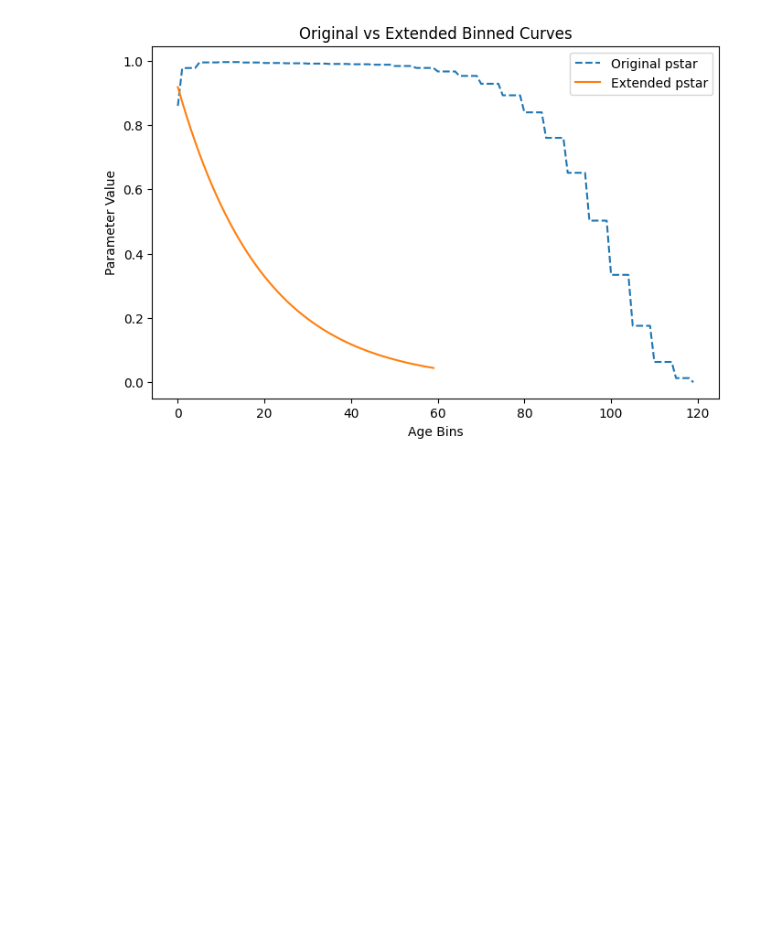
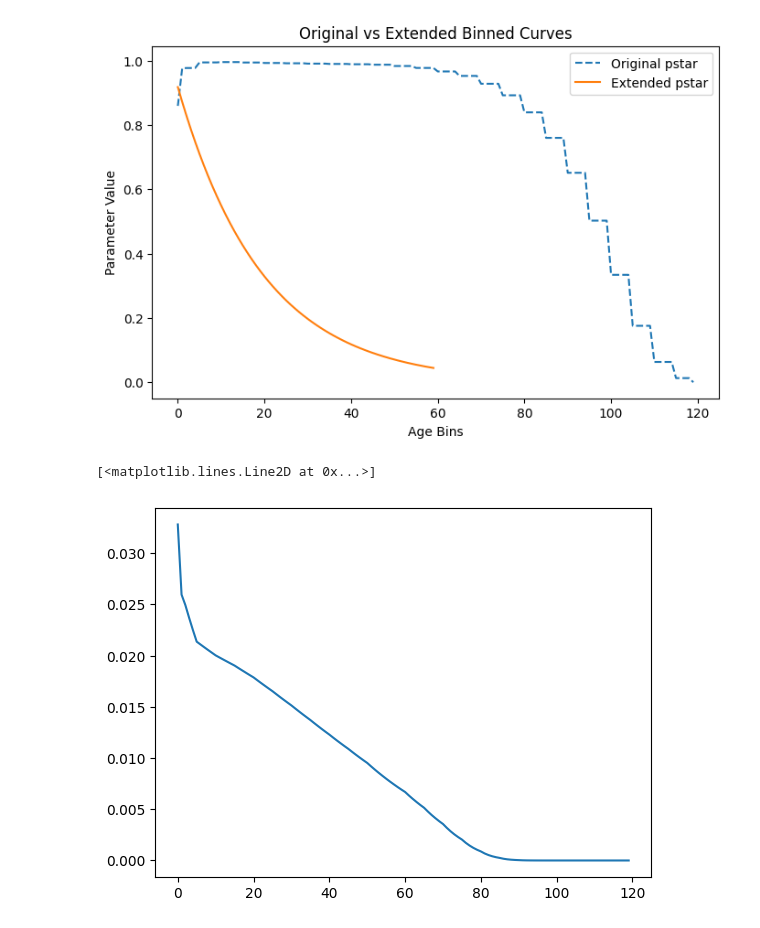
Before and after one commit to yutongliang723/CSH_ABM_2024, a Jupyter notebook: test.ipynb, the cells around one changed output. Cells and saved outputs as stored; diff of their text form; code cells hidden in the pictures; blank space fills up the shorter version.

```diff
--- a/test.ipynb
+++ b/test.ipynb
@@ -129,3 +129,52 @@ plt.legend()
 plt.show()
 # %% [output]
 [figure]
+# %%
+import numpy as np
+import scipy.linalg as sl
+import pandas as pd
+import matplotlib.pyplot as plt
+import scipy.special as sp
+
+# 1. load the demographic parameters
+vec1 = pd.read_csv('demog_vectors.csv')
+
+# 2. generate a Leslie-matrix for the equilibrium case (z = 0.667, could
+def get_matrix(z, vec1):
+     p0 = vec1.pstar * sp.gdtr(1.0/vec1.mortscale[0], vec1.mortparms, z)
+     m0 = vec1.mstar * sp.gdtr(1.0/vec1.fertscale[0], vec1.fertparm[0], z)
+     N = len(p0)
+     m1 = np.zeros([N,N])
+     for i in range(N-1):
+         m1[i+1,i] = p0[i]
+     m1[0,] = m0
+     return m1
+
+m1 = get_matrix(0.667, vec1)
+
+# 3. calculate the eigenvalues and vectors and select the largest
+eigvals, eigvecs = sl.eig(m1)
+ix = eigvals.real.argmax()
+if eigvals[ix].imag != 0.0:
+     raise BaseException('Invalid solution!\n')
+if np.any(eigvecs[:,ix].imag != 0.0):
+     raise BaseException('Invalid solution!\n')
+popdst = eigvecs[:,ix]
+if popdst[0] < 0.0:
+     popdst *= -1
+if np.any(popdst < 0.0):
+     raise BaseException('Invalid solution!\n')
+popdst = popdst.real / sum(popdst.real)
+
+# here, popdst is the age distribution in equilibrium
+# you can use it directly to generate initial ages with np.multinomial
+
+# 4. save the result to a csv
+popdf = pd.DataFrame({'age': range(len(popdst)), 'p': popdst})
+# popdf.to_csv('popdst.csv', index=False)
+
+# 5. plot to distribution to confirm
+plt.plot(popdst)
+# %% [output]
+[<matplotlib.lines.Line2D at 0x...>]
+[figure, added]
```
Also changed, not shown: parts of 2 cells of this notebook, 7 other files.
